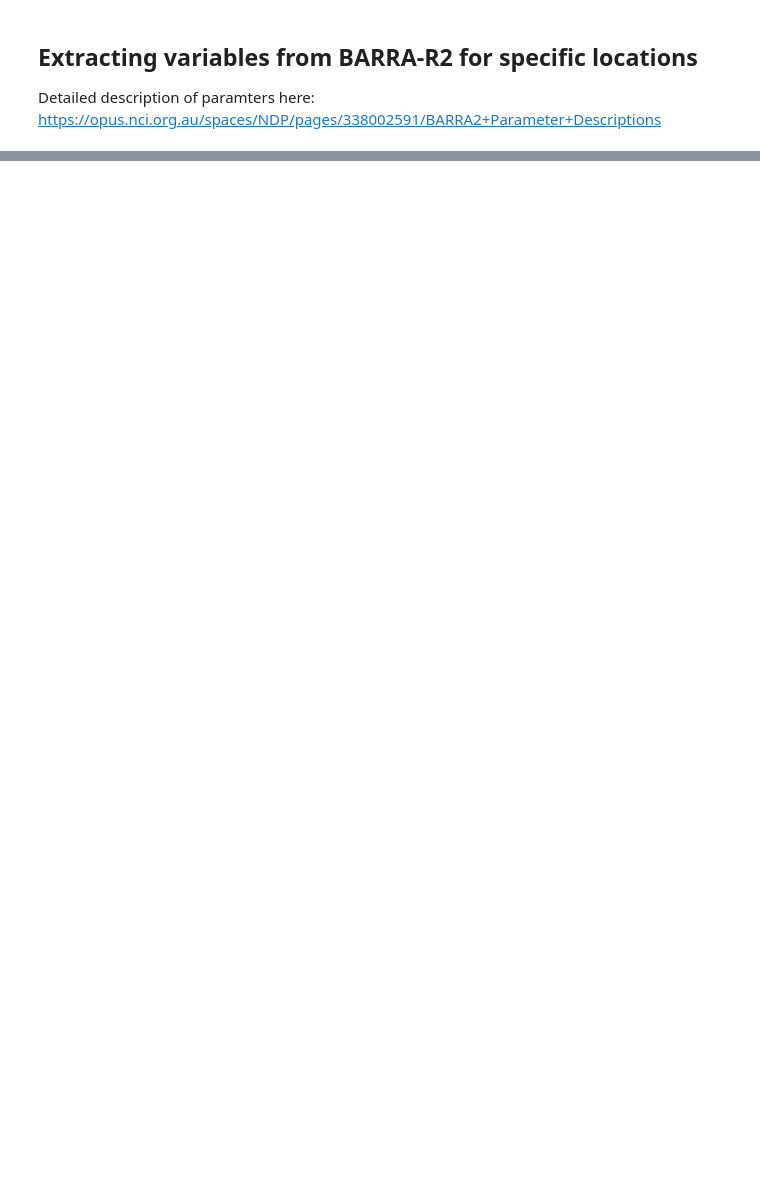
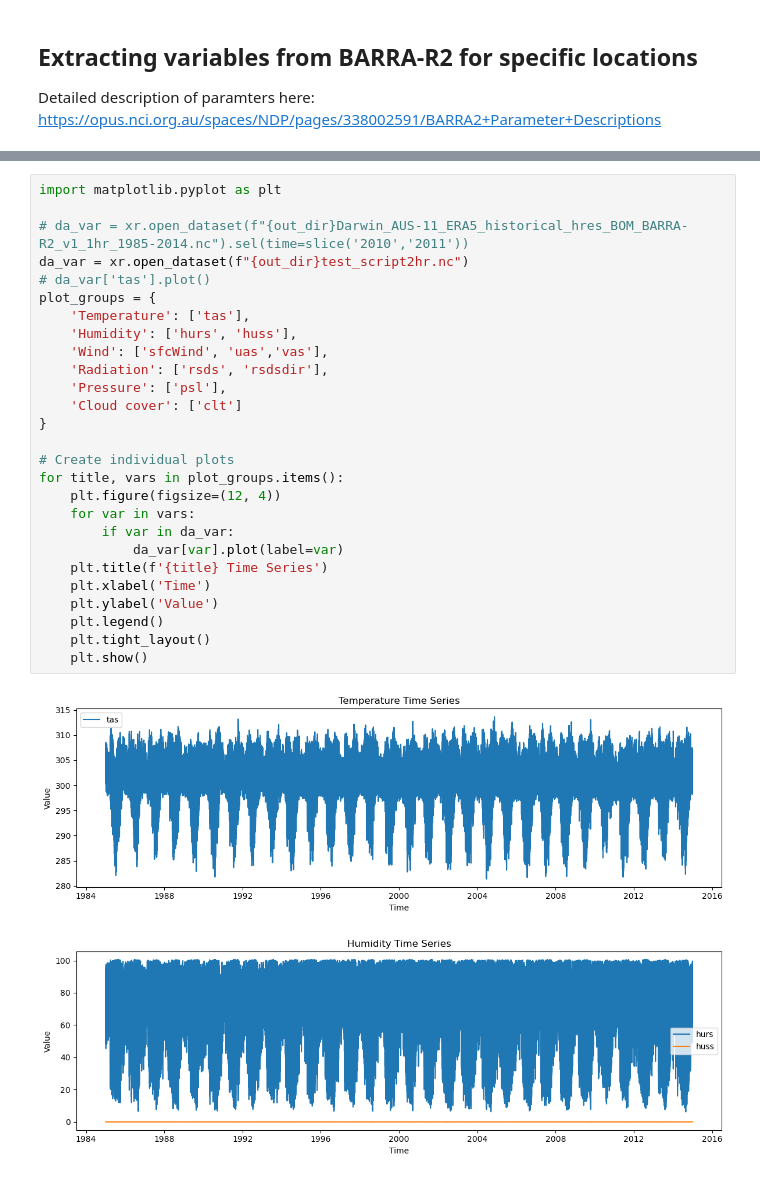
Before and after one commit to dahoal2/nesp_bff, a Jupyter notebook: extracting_variables.ipynb, the cells around one changed output, grey strips where cells are left out. Saved outputs shown, nothing was run; the diff lists cells and outputs as text; blank space fills up the shorter version.

```diff
--- a/extracting_variables.ipynb
+++ b/extracting_variables.ipynb
@@ -317,0 +662,30 @@ wind_speed_10m: ['sfcWind']
+# %%
+import matplotlib.pyplot as plt
+
+# da_var = xr.open_dataset(f"{out_dir}Darwin_AUS-11_ERA5_historical_hres_BOM_BARRA-R2_v1_1hr_1985-2014.nc").sel(time=slice('2010','2011'))
+da_var = xr.open_dataset(f"{out_dir}test_script2hr.nc")
+# da_var['tas'].plot()
+plot_groups = {
+    'Temperature': ['tas'],
+    'Humidity': ['hurs', 'huss'],
+    'Wind': ['sfcWind', 'uas','vas'],
+    'Radiation': ['rsds', 'rsdsdir'],
+    'Pressure': ['psl'],
+    'Cloud cover': ['clt']
+}
+
+# Create individual plots
+for title, vars in plot_groups.items():
+    plt.figure(figsize=(12, 4))
+    for var in vars:
+        if var in da_var:
+            da_var[var].plot(label=var)
+    plt.title(f'{title} Time Series')
+    plt.xlabel('Time')
+    plt.ylabel('Value')
+    plt.legend()
+    plt.tight_layout()
+    plt.show()
+# %% [output]
+[figure, added]
+[figure, added]
```
Also changed, not shown: parts of 27 cells of this notebook.
